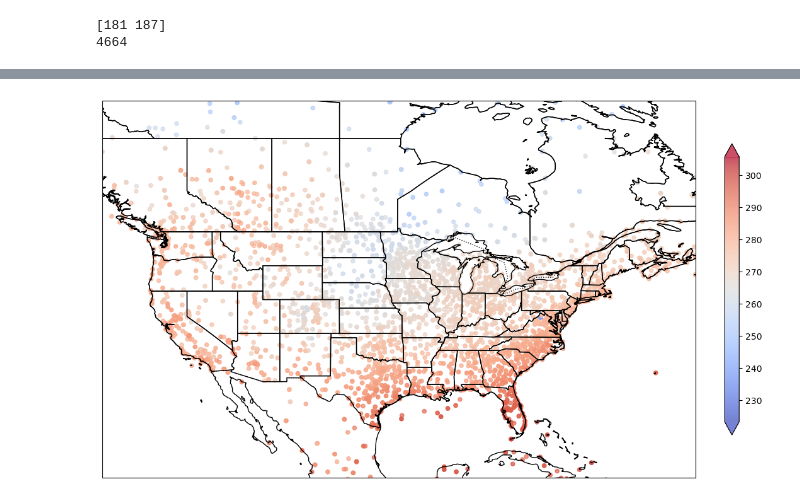
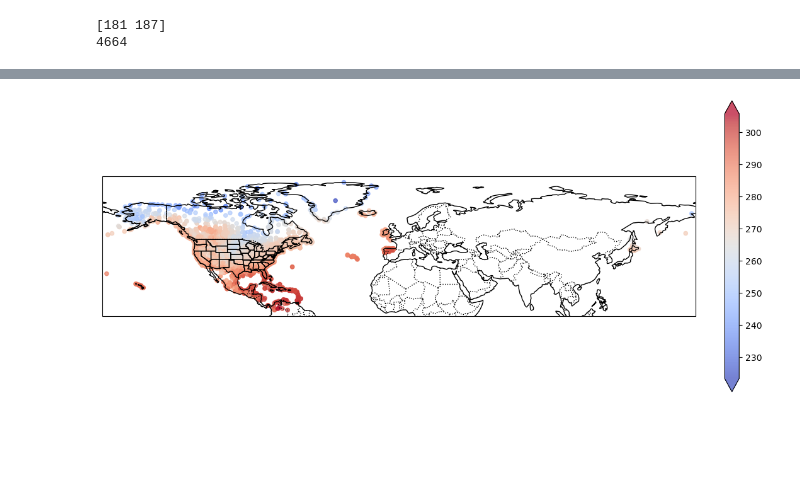
Before and after one commit to NOAA-GSL/pyDAmonitor, a Jupyter notebook: code/diag_files_explore.ipynb, the cells around one changed output, grey strips where cells are left out. Saved outputs shown, nothing was run; the diff lists cells and outputs as text; code cells hidden in the pictures; blank space fills up the shorter version.

Commit message:
Added spatial plots to base_plots, small changes to filter_df.py

```diff
--- a/code/diag_files_explore.ipynb
+++ b/code/diag_files_explore.ipynb
@@ -12,7 +13,7 @@ import cartopy.feature as cfeature
 # %% [markdown]
 Read the file using PyGSI
 # %%
-diagFilePath = './diag_conv_t_ges.2024031812.nc4'
+diagFilePath = '../example_data/diag_conv_t_ges.2024031812.nc4'
 diag = Conventional(diagFilePath)
 # %%
 diag_dict = diag.__dict__
@@ -170,5 +171,5 @@ binsize:  0.4907798127367713
 ## Spatial Plots
 # %%
 obs_ids = [181, 187, 281, 287]
-data_surface = pd.DataFrame.reset_index(diag.get_data(obsid=obs_ids))
+data_surface = filter_df(data, obs_types=obs_ids)
 # %%
@@ -184,20 +207,20 @@ surface_obs = data_surface['observation']
 # %%
 # Create the plot
 plt.figure(figsize=(15, 12))
 ax = plt.axes(projection=ccrs.PlateCarree(central_longitude=0))
 ax.add_feature(cfeature.COASTLINE)
 ax.add_feature(cfeature.BORDERS, linestyle=':', edgecolor='black')
 ax.add_feature(cfeature.STATES, edgecolor='black')
-ax.set_extent([-130, -60, 20, 60])
+# ax.set_extent([-180, 180, -90, 90])
 
 # Plot the scatter data with smaller and more transparent points
 cs = plt.scatter(lons, lats, c=surface_obs, s=20, cmap='coolwarm', alpha=0.7,
                  transform=ccrs.PlateCarree())
 
 # Add a colorbar
 cb = plt.colorbar(cs, shrink=0.5, pad=.04, extend='both')
 
 # Display the plot
 plt.show()
 # %% [output]
-[figure, old version]
+[figure, new version]
```
Also changed, not shown: parts of 5 cells of this notebook, 3 other files.
